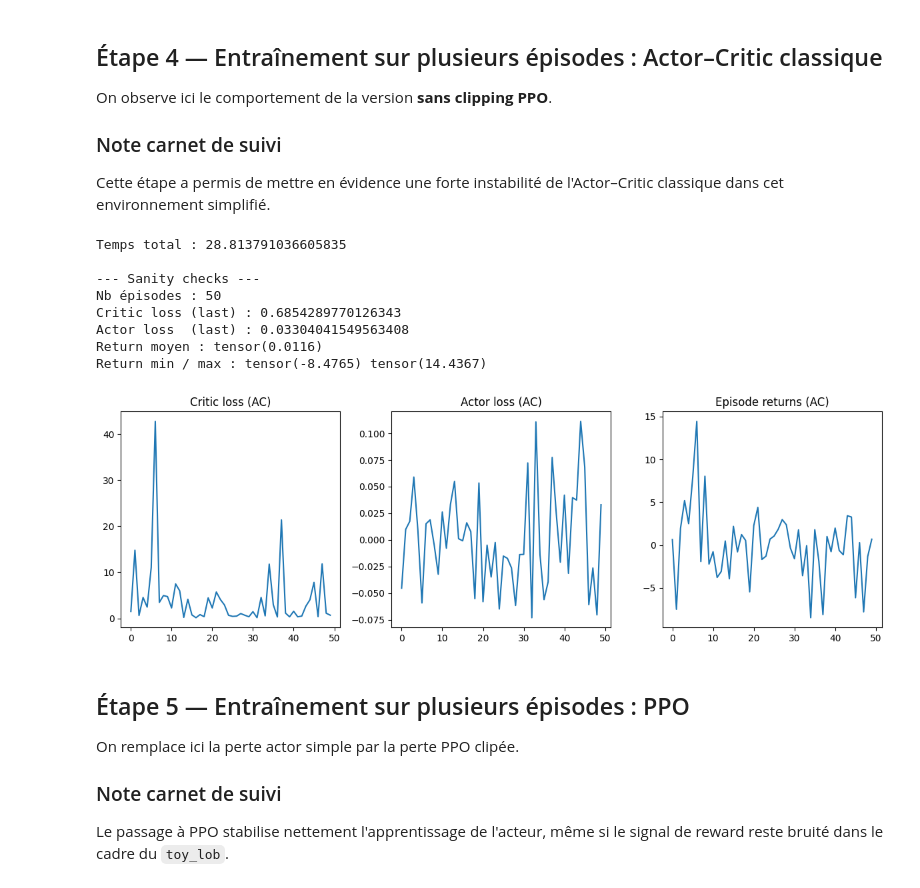
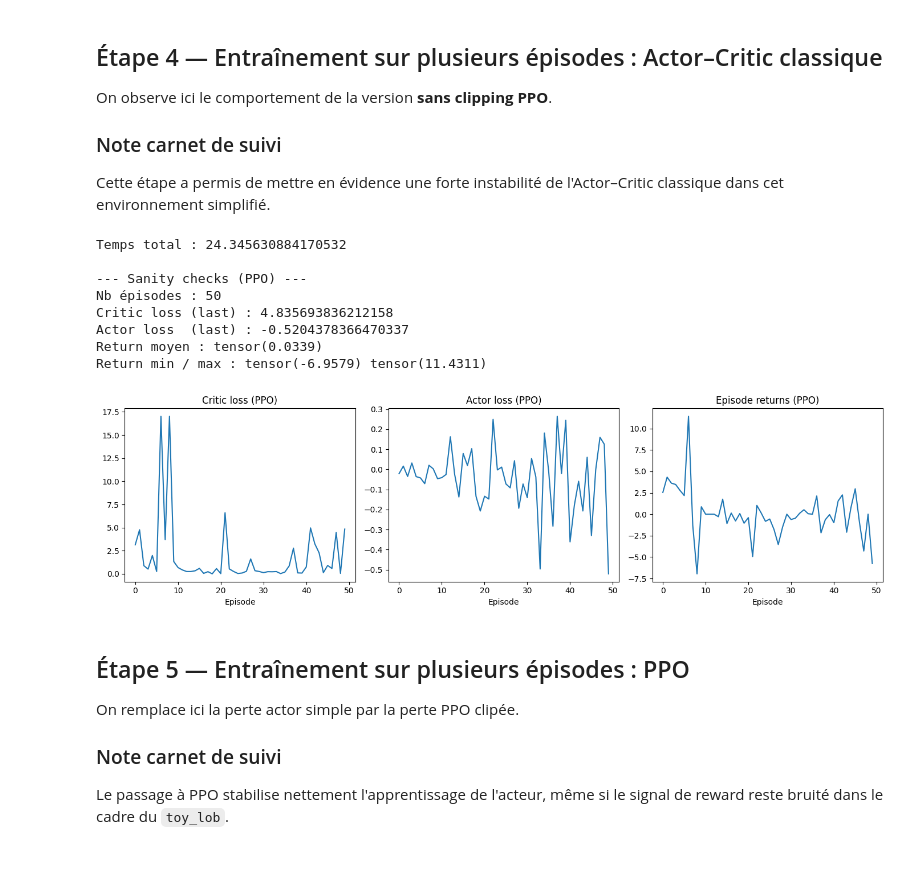
Before and after one commit to francois2004/mm-rl, a Jupyter notebook: notebooks/notebook_suivi_rl_toylob.ipynb, the cells around one changed output. Drawn from its saved outputs; the diff is of its cells as text; code cells hidden in the pictures; blank space fills up the shorter version.

```diff
--- a/notebooks/notebook_suivi_rl_toylob.ipynb
+++ b/notebooks/notebook_suivi_rl_toylob.ipynb
@@ -264,75 +247,44 @@ actor = ActorNet(
     delta_min=0.0,
     delta_max=0.05
 ).to(device)
 
 critic = CriticNet(
     state_dim=env.state_dim,
     hidden_size=64,
     n_layers=3
 ).to(device)
 
 actor_optimizer = torch.optim.Adam(actor.parameters(), lr=3e-4)
 critic_optimizer = torch.optim.Adam(critic.parameters(), lr=3e-4)
 
 t0 = time.time()
-
-history_ac = tr_lp.train_actor_critic(
+history_ppo, elapsed_ppo = run_training_experiment(
+    train_fn=tr_lp.train_actor_critic,
     env=env,
     actor=actor,
     critic=critic,
     actor_optimizer=actor_optimizer,
     critic_optimizer=critic_optimizer,
     device=device,
     gamma=0.99,
     n_episodes=50,
     n_epochs_actor=5,
     n_epochs_critic=5,
     random_reset=True,
     max_steps=200,
-    verbose=False
+    verbose=False,
+    label="PPO"
 )
-
-elapsed = time.time() - t0
-print("Temps total :", elapsed)
-
-critic_loss_ac = history_ac["critic_loss"]
-actor_loss_ac = history_ac["actor_loss"]
-returns_ac = history_ac["episode_return"]
-
-print("\n--- Sanity checks ---")
-print("Nb épisodes :", len(returns_ac))
-print("Critic loss (last) :", critic_loss_ac[-1])
-print("Actor loss  (last) :", actor_loss_ac[-1])
-print("Return moyen :", sum(returns_ac)/len(returns_ac))
-print("Return min / max :", min(returns_ac), max(returns_ac))
 # %% [output]
-Temps total : 28.813791036605835
+Temps total : 24.345630884170532
 
---- Sanity checks ---
+--- Sanity checks (PPO) ---
 Nb épisodes : 50
-Critic loss (last) : 0.6854289770126343
-Actor loss  (last) : 0.03304041549563408
-Return moyen : tensor(0.0116)
-Return min / max : tensor(-8.4765) tensor(14.4367)
+Critic loss (last) : 4.835693836212158
+Actor loss  (last) : -0.5204378366470337
+Return moyen : tensor(0.0339)
+Return min / max : tensor(-6.9579) tensor(11.4311)
+[figure, added]
-# %%
-plt.figure(figsize=(12, 4))
-
-plt.subplot(1, 3, 1)
-plt.plot(critic_loss_ac)
-plt.title("Critic loss (AC)")
-
-plt.subplot(1, 3, 2)
-plt.plot(actor_loss_ac)
-plt.title("Actor loss (AC)")
-
-plt.subplot(1, 3, 3)
-plt.plot(returns_ac)
-plt.title("Episode returns (AC)")
-
-plt.tight_layout()
-plt.show()
-# %% [output]
-[figure, removed]
 # %% [markdown]
 ## Étape 5 — Entraînement sur plusieurs épisodes : PPO
 
```
Also changed, not shown: parts of 18 cells of this notebook, 3 other files.
